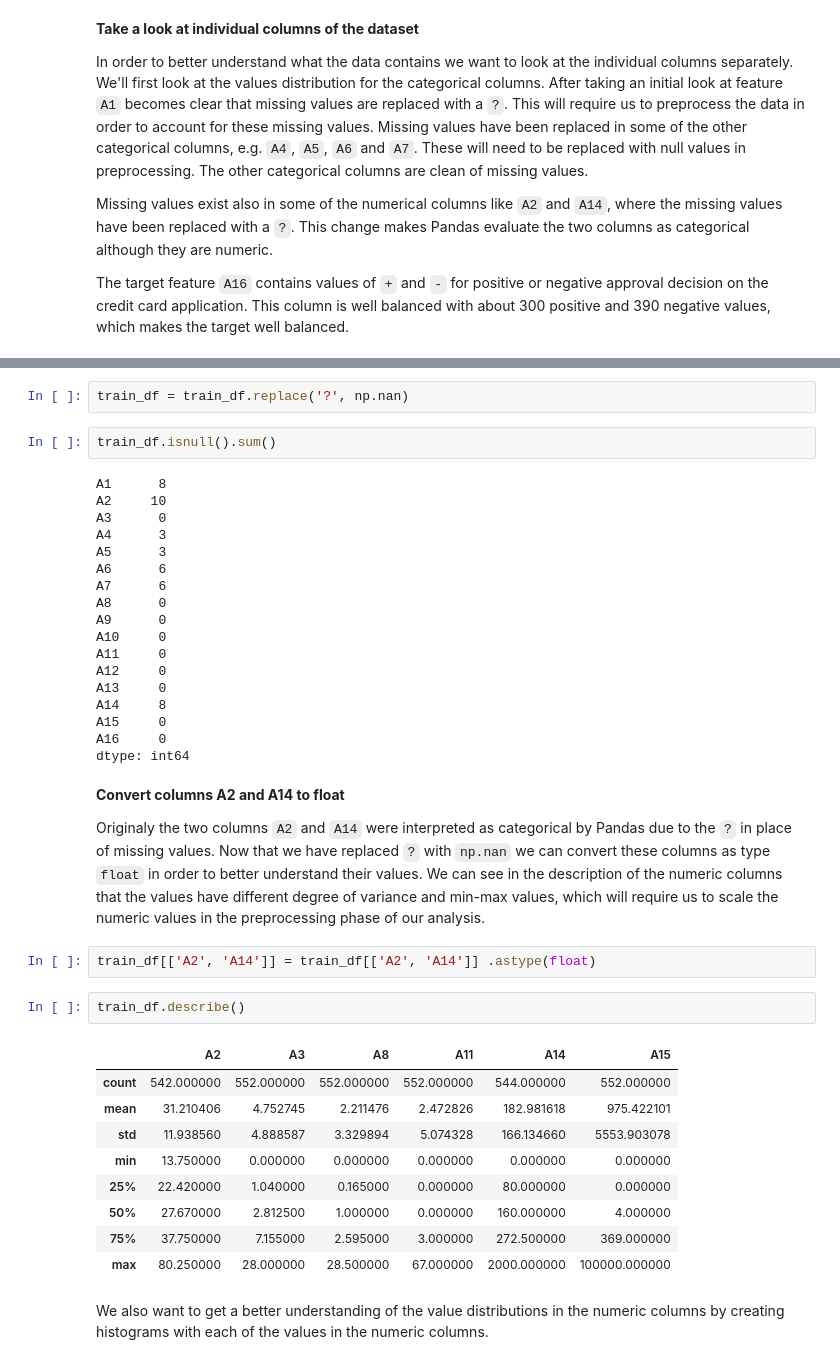
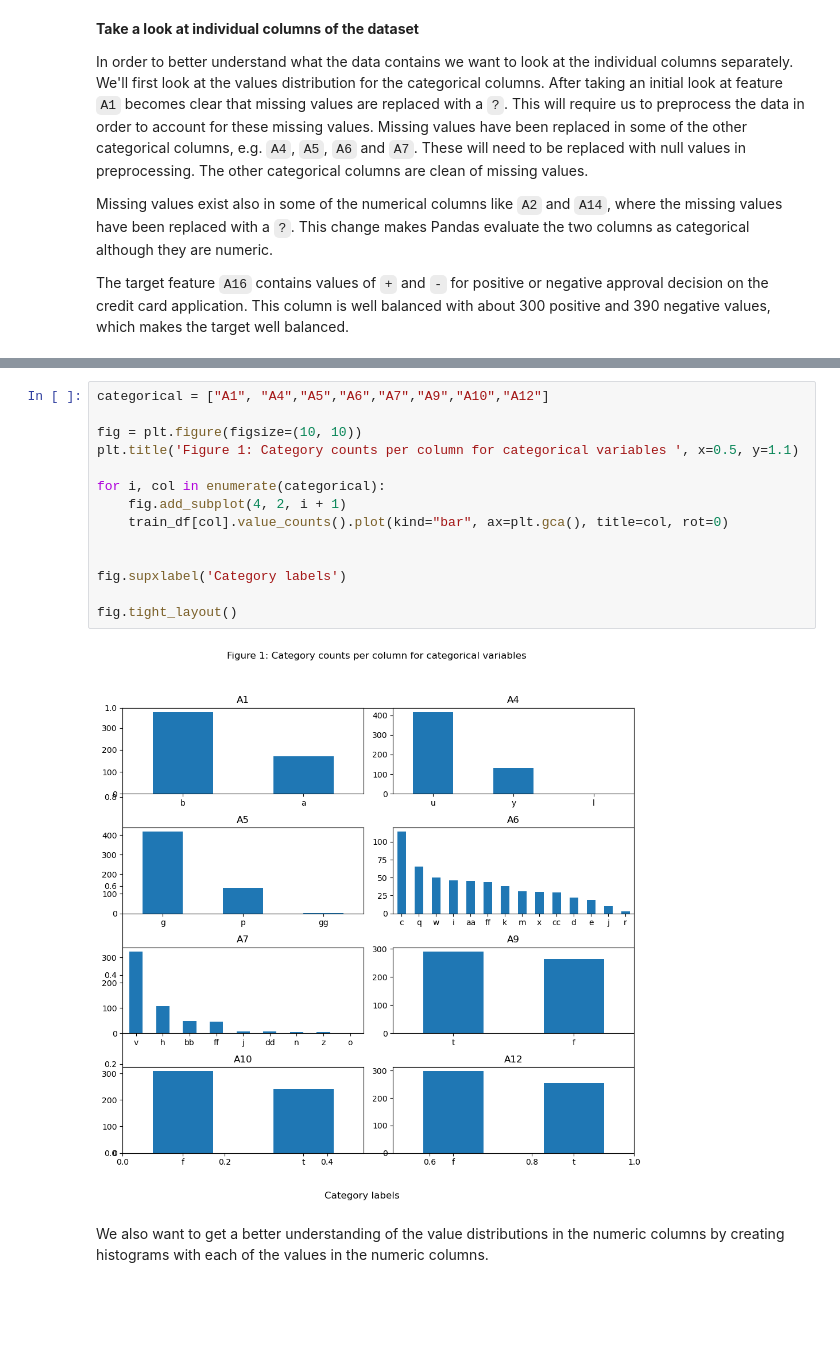
Before and after one commit to UBC-MDS/522_01, a Jupyter notebook: src/Exploratory_Data_Analysis.ipynb, the cells around one changed output, grey strips where cells are left out. Drawn from its saved outputs; the diff is of its cells as text; blank space fills up the shorter version.

Commit message:
Added table and figure labels, reworked eda to follow more logical flow

```diff
--- a/src/Exploratory_Data_Analysis.ipynb
+++ b/src/Exploratory_Data_Analysis.ipynb
@@ -118,42 +130,18 @@ In order to gain better understanding of the missing values, we are replacing th
-# %%
-train_df = train_df.replace('?', np.nan)
-# %%
-train_df.isnull().sum()
-# %% [output]
-A1      8
-A2     10
-A3      0
-A4      3
-A5      3
-A6      6
-A7      6
-A8      0
-A9      0
-A10     0
-A11     0
-A12     0
-A13     0
-A14     8
-A15     0
-A16     0
-dtype: int64
-# %% [markdown]
-**Convert columns A2 and A14 to float**
-
-Originaly the two columns `A2` and `A14` were interpreted as categorical by Pandas due to the `?` in place of missing values.  Now that we have replaced `?` with `np.nan` we can convert these columns as type `float` in order to better understand their values.  We can see in the description of the numeric columns that the values have different degree of variance and min-max values, which will require us to scale the numeric values in the preprocessing phase of our analysis.
-# %%
-train_df[['A2', 'A14']] = train_df[['A2', 'A14']] .astype(float)
-# %%
-train_df.describe()
-# %% [output]
-|  | A2 | A3 | A8 | A11 | A14 | A15 |
-| count | 542.000000 | 552.000000 | 552.000000 | 552.000000 | 544.000000 | 552.000000 |
-| mean | 31.210406 | 4.752745 | 2.211476 | 2.472826 | 182.981618 | 975.422101 |
-| std | 11.938560 | 4.888587 | 3.329894 | 5.074328 | 166.134660 | 5553.903078 |
-| min | 13.750000 | 0.000000 | 0.000000 | 0.000000 | 0.000000 | 0.000000 |
-| 25% | 22.420000 | 1.040000 | 0.165000 | 0.000000 | 80.000000 | 0.000000 |
-| 50% | 27.670000 | 2.812500 | 1.000000 | 0.000000 | 160.000000 | 4.000000 |
-| 75% | 37.750000 | 7.155000 | 2.595000 | 3.000000 | 272.500000 | 369.000000 |
-| max | 80.250000 | 28.000000 | 28.500000 | 67.000000 | 2000.000000 | 100000.000000 |
+# %%
+categorical = ["A1", "A4","A5","A6","A7","A9","A10","A12"]
+
+fig = plt.figure(figsize=(10, 10))
+plt.title('Figure 1: Category counts per column for categorical variables ', x=0.5, y=1.1)
+
+for i, col in enumerate(categorical):
+    fig.add_subplot(4, 2, i + 1)
+    train_df[col].value_counts().plot(kind="bar", ax=plt.gca(), title=col, rot=0)
+
+
+fig.supxlabel('Category labels')
+
+fig.tight_layout()
+# %% [output]
+[figure, added]
 # %% [markdown]
 We also want to get a better understanding of the value distributions in the numeric columns by creating histograms with each of the values in the numeric columns.
```
Also changed, not shown: parts of 26 cells of this notebook.
